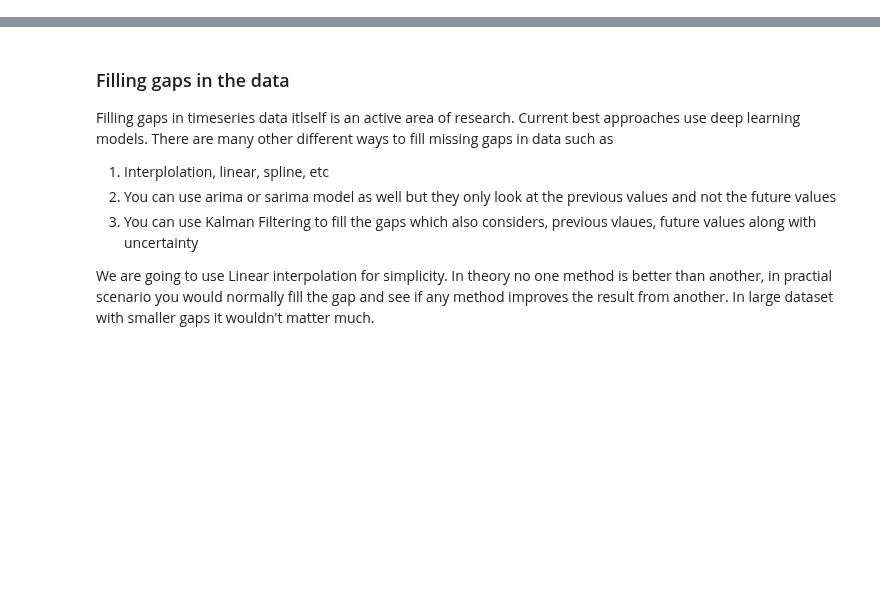
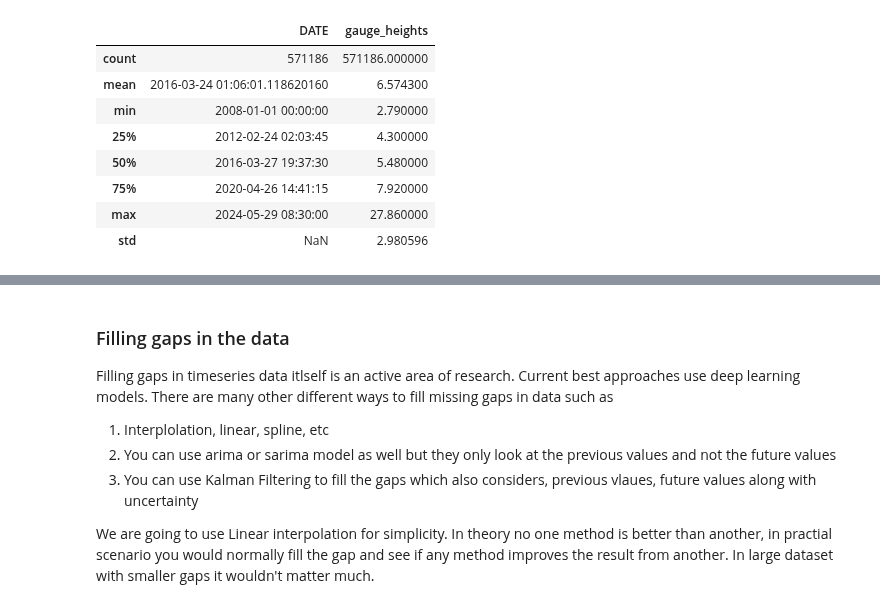
Before and after one commit to watersofthack/WaterSoft, a Jupyter notebook: Machine Learning/Day1/data_preprocess_final.ipynb, the cells around one changed output, grey strips where cells are left out. Drawn from its saved outputs; the diff is of its cells as text; code cells hidden in the pictures; blank space fills up the shorter version.

```diff
--- a/Machine Learning/Day1/data_preprocess_final.ipynb
+++ b/Machine Learning/Day1/data_preprocess_final.ipynb
@@ -263 +352,13 @@ def combine_dataframes(df1, df2, common_col = 'DATE'):
+# %%
+usgs_df.describe()
+# %% [output]
+|  | DATE | gauge_heights |
+| count | 571186 | 571186.000000 |
+| mean | 2016-03-24 01:06:01.118620160 | 6.574300 |
+| min | 2008-01-01 00:00:00 | 2.790000 |
+| 25% | 2012-02-24 02:03:45 | 4.300000 |
+| 50% | 2016-03-27 19:37:30 | 5.480000 |
+| 75% | 2020-04-26 14:41:15 | 7.920000 |
+| max | 2024-05-29 08:30:00 | 27.860000 |
+| std | NaN | 2.980596 |
 # %%
```
Also changed, not shown: parts of 12 cells of this notebook, 10 other files.
